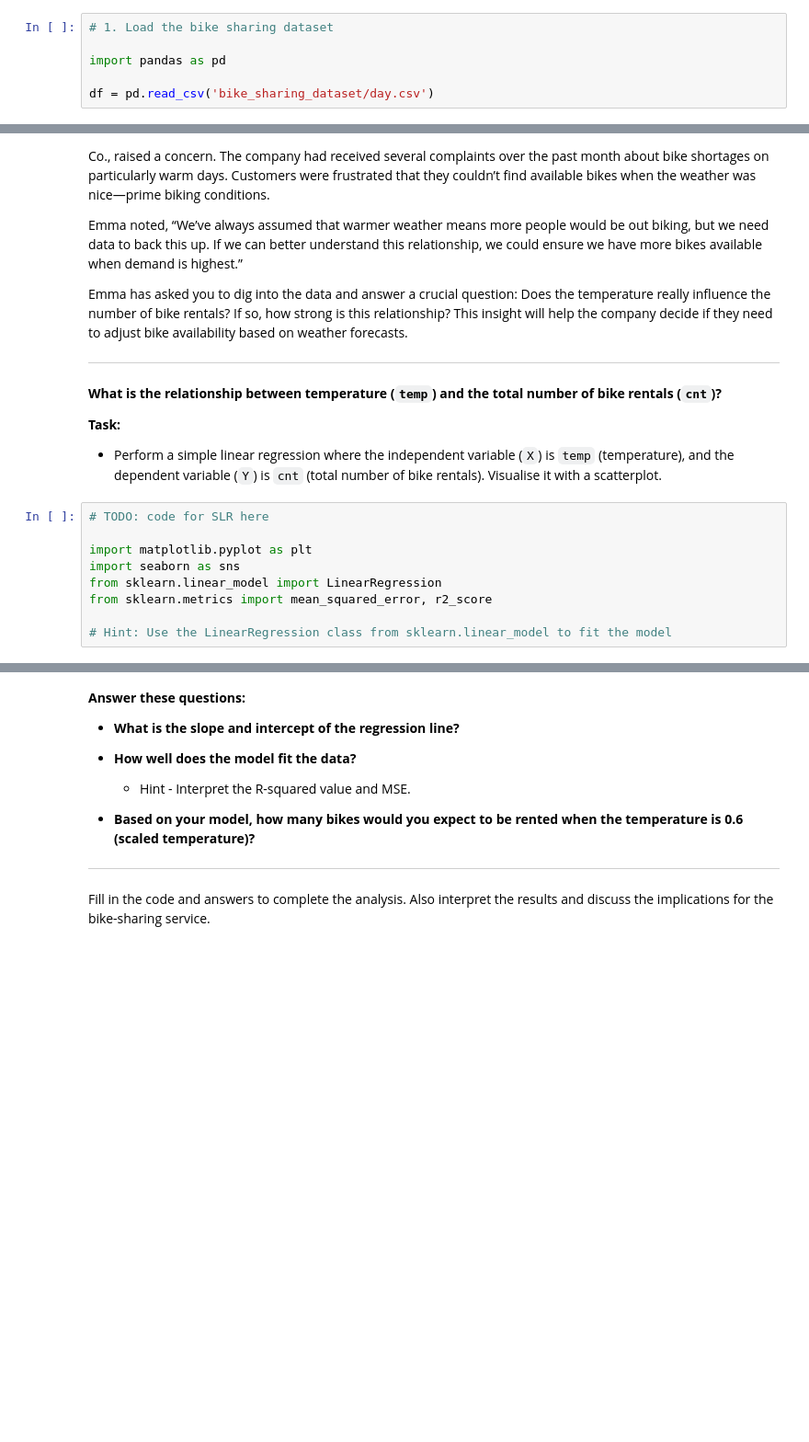
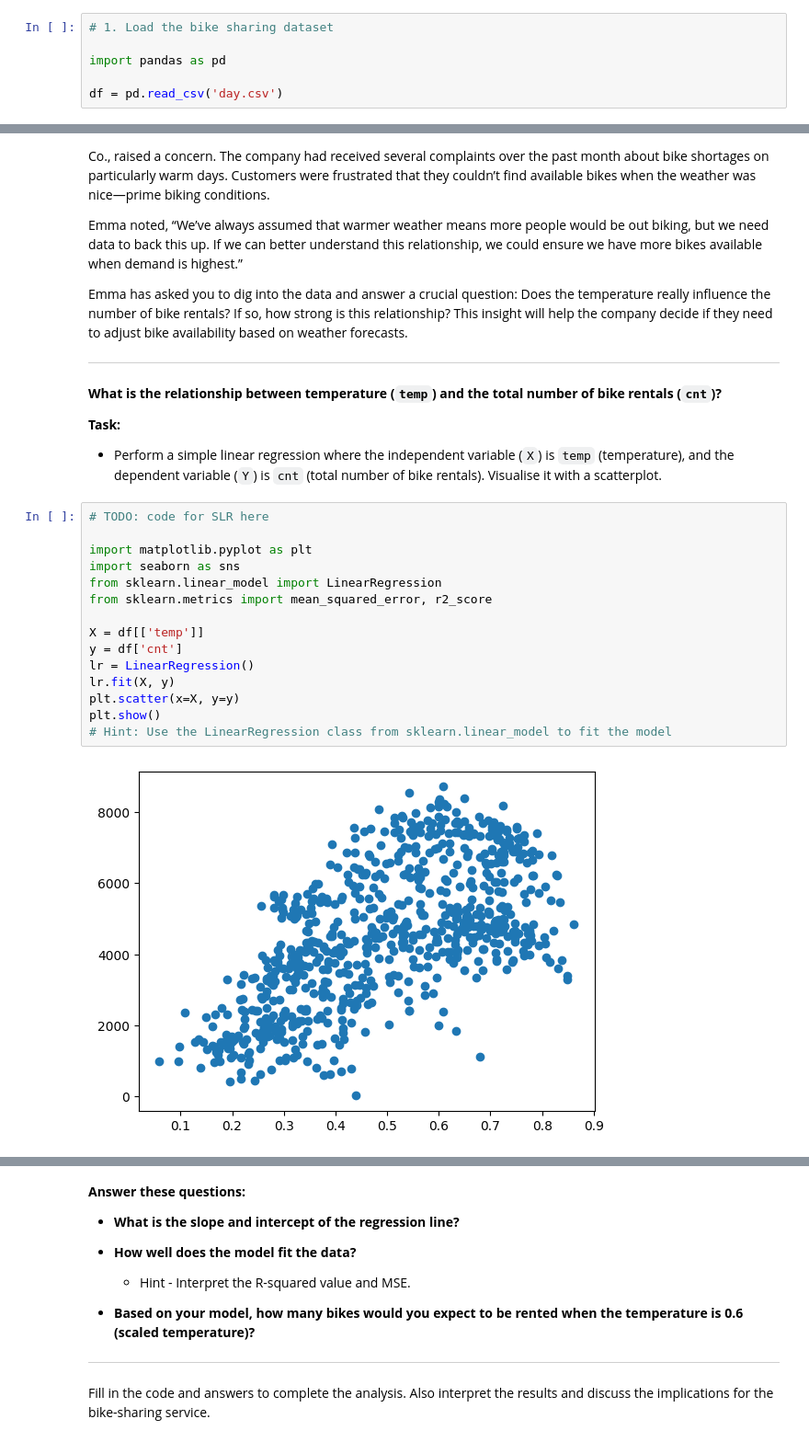
Before and after one commit to MBUYt0n/ada, a Jupyter notebook: ADA_Worksheet_D/Worksheet_D.ipynb, the cells around one changed output, grey strips where cells are left out. Shown at 92% size. Saved outputs shown, nothing was run; the diff lists cells and outputs as text; blank space fills up the shorter version.

```diff
--- a/ADA_Worksheet_D/Worksheet_D.ipynb
+++ b/ADA_Worksheet_D/Worksheet_D.ipynb
@@ -45,7 +58,7 @@ Before we go any further, let’s have a look at the **dataset** and its differe
 
 import pandas as pd
 
-df = pd.read_csv('bike_sharing_dataset/day.csv')
+df = pd.read_csv('day.csv')
 # %%
 # 2. Explore the dataset
 
@@ -233,9 +246,17 @@ Emma has asked you to dig into the data and answer a crucial question: Does the
 # %%
 # TODO: code for SLR here
 
 import matplotlib.pyplot as plt
 import seaborn as sns
 from sklearn.linear_model import LinearRegression
 from sklearn.metrics import mean_squared_error, r2_score
 
+X = df[['temp']]
+y = df['cnt']
+lr = LinearRegression()
+lr.fit(X, y)
+plt.scatter(x=X, y=y)
+plt.show()
 # Hint: Use the LinearRegression class from sklearn.linear_model to fit the model
+# %% [output]
+[figure, added]
```
Also changed, not shown: parts of 5 cells of this notebook, 1 other file.
